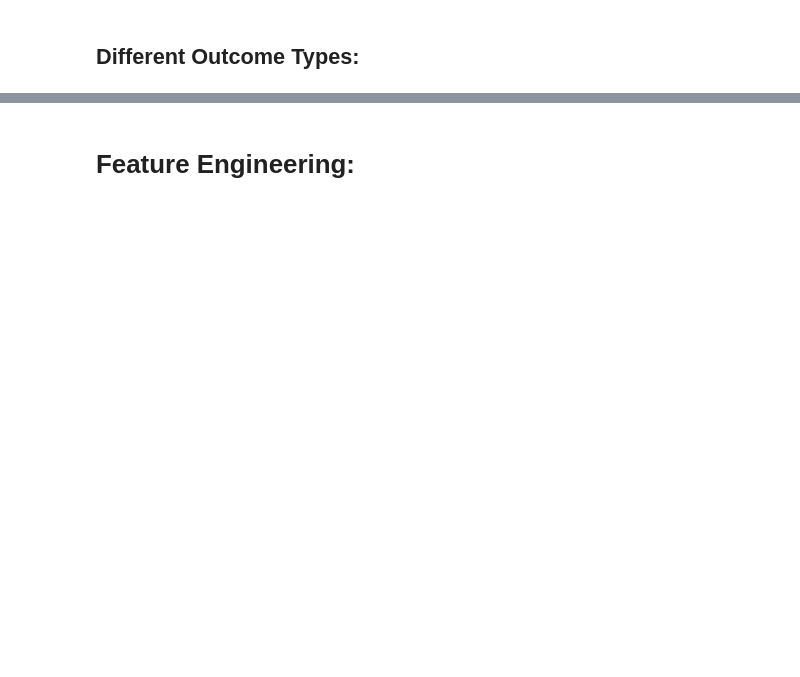
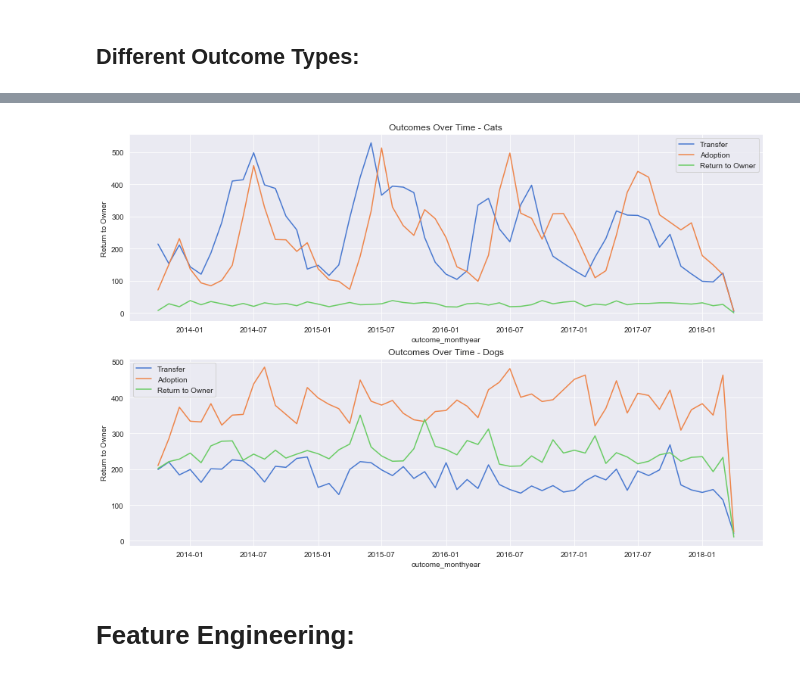
Before and after one commit to thomaskbrown18/mod_3_ml_proj, a Jupyter notebook: student.ipynb, the cells around one changed output, grey strips where cells are left out. Drawn from its saved outputs; the diff is of its cells as text; code cells hidden in the pictures; blank space fills up the shorter version.

```diff
--- a/student.ipynb
+++ b/student.ipynb
@@ -386,0 +391,15 @@ ax2.set_title('Cat Outcomes by Sex');
+# %%
+timedf = pd.to_datetime(df.outcome_monthyear)
+timedf = pd.DataFrame(timedf)
+timedf = pd.concat([timedf, df.animal_type, df.outcome_type,
+                    df.outcome_subtype], axis = 1)
+
+outcome_dums = pd.get_dummies(timedf['outcome_type'])
+timedf = pd.concat([timedf, outcome_dums], axis = 1)
+
+timedf_cat = timedf[timedf.animal_type == 'Cat']
+timedf_dog = timedf[timedf.animal_type == 'Dog']
+
+# Grouping by time
+timedf_cat = timedf_cat.groupby('outcome_monthyear').sum()
+timedf_dog = timedf_dog.groupby('outcome_monthyear').sum()
@@ -387,3 +416,24 @@ ax2.set_title('Cat Outcomes by Sex');
+# %%
+sns.set_style('darkgrid')
+sns.set_palette("muted")
+outcomes = ['Transfer', 'Adoption', 'Return to Owner']
+plt.figure(figsize=(15, 10))
+
+for outcome in outcomes:
+    ax1 = plt.subplot(2, 1, 1)
+    ax1 = sns.lineplot(data = timedf_cat.reset_index(),
+                       x = 'outcome_monthyear', y = outcome)
+    ax1.set_title('Outcomes Over Time - Cats')
+    plt.legend(['Transfer', 'Adoption', 'Return to Owner'])
+
+for outcome in outcomes:
+    ax1 = plt.subplot(2, 1, 2)
+    ax1 = sns.lineplot(data = timedf_dog.reset_index(),
+                       x = 'outcome_monthyear', y = outcome)
+    ax1.set_title('Outcomes Over Time - Dogs');
+    plt.legend(['Transfer', 'Adoption', 'Return to Owner']);
+# %% [output]
+[figure, added]
 # %% [markdown]
 # Feature Engineering:
 # %%
```
Also changed, not shown: parts of 22 cells of this notebook, 3 other files.
